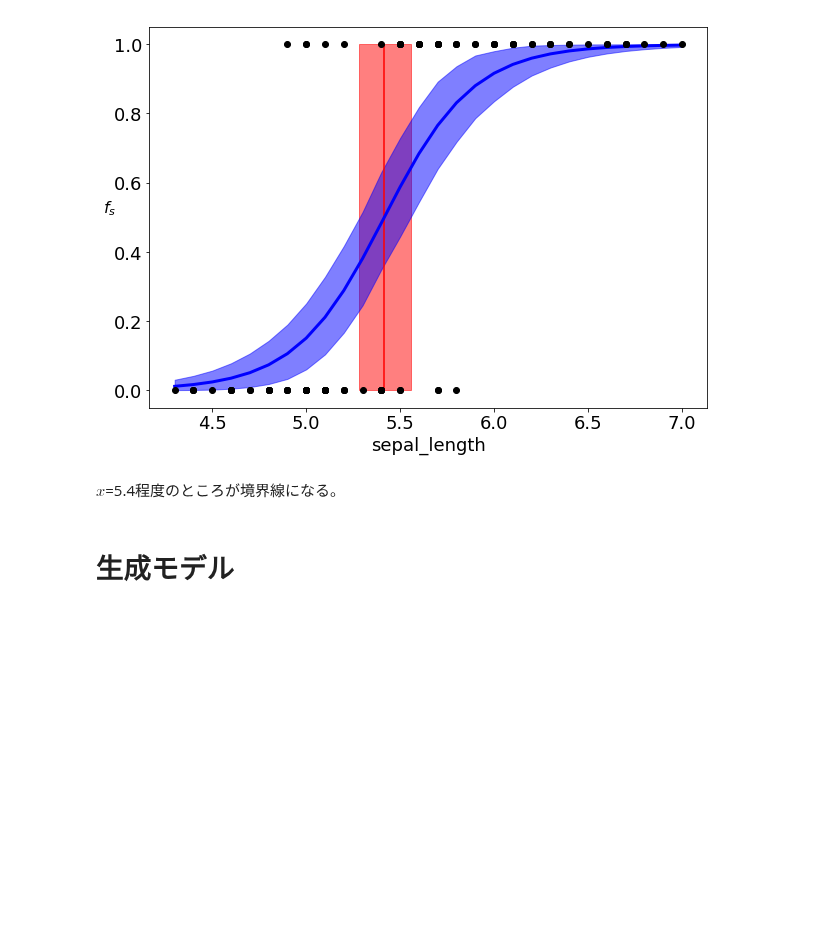
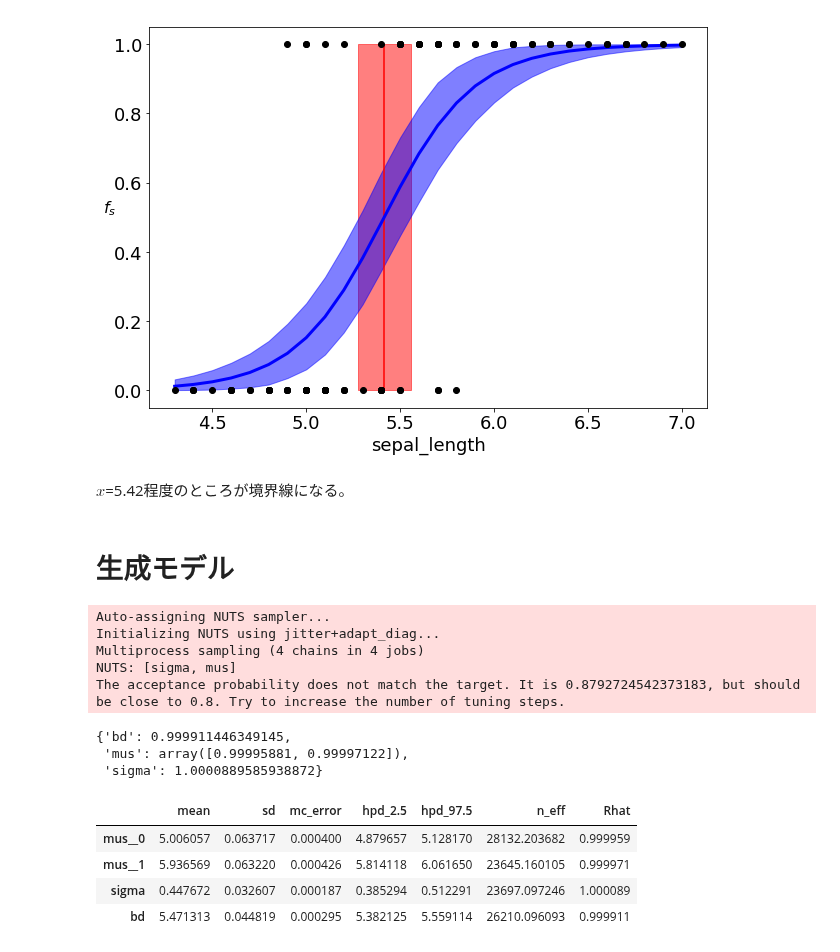
Before and after one commit to seiya-kumada/cct_blog, a Jupyter notebook: classification/sample.ipynb, the cells around one changed output. Cells and saved outputs as stored; diff of their text form; code cells hidden in the pictures; blank space fills up the shorter version.

```diff
--- a/classification/sample.ipynb
+++ b/classification/sample.ipynb
@@ -153,6 +152,34 @@ plt.close()
 # %% [output]
 [figure]
 # %% [markdown]
-$x$=5.4程度のところが境界線になる。
+$x$=5.42程度のところが境界線になる。
 # %% [markdown]
 # 生成モデル
+# %%
+with pm.Model() as model:
+    mus = pm.Normal('mus', mu=0, sd=10, shape=2)
+    sigma = pm.HalfNormal('sigma', sd=5)
+    setosa = pm.Normal('setosa', mu=mus[0], sd=sigma, observed=x[:50])
+    versicolor = pm.Normal('versicolor', mu=mus[1], sd=sigma, observed=x[50:])
+    bd = pm.Deterministic('bd', (mus[0] + mus[1]) / 2)
+    trace = pm.sample(5000)
+# %% [output]
+Auto-assigning NUTS sampler...
+Initializing NUTS using jitter+adapt_diag...
+Multiprocess sampling (4 chains in 4 jobs)
+NUTS: [sigma, mus]
+The acceptance probability does not match the target. It is 0.8792724542373183, but should be close to 0.8. Try to increase the number of tuning steps.
+# %%
+pm.gelman_rubin(trace)
+# %% [output]
+{'bd': 0.999911446349145,
+ 'mus': array([0.99995881, 0.99997122]),
+ 'sigma': 1.0000889585938872}
+# %%
+pm.summary(trace)
+# %% [output]
+|  | mean | sd | mc_error | hpd_2.5 | hpd_97.5 | n_eff | Rhat |
+| mus__0 | 5.006057 | 0.063717 | 0.000400 | 4.879657 | 5.128170 | 28132.203682 | 0.999959 |
+| mus__1 | 5.936569 | 0.063220 | 0.000426 | 5.814118 | 6.061650 | 23645.160105 | 0.999971 |
+| sigma | 0.447672 | 0.032607 | 0.000187 | 0.385294 | 0.512291 | 23697.097246 | 1.000089 |
+| bd | 5.471313 | 0.044819 | 0.000295 | 5.382125 | 5.559114 | 26210.096093 | 0.999911 |
```
Also changed, not shown: parts of 5 cells of this notebook, 1 other file.
